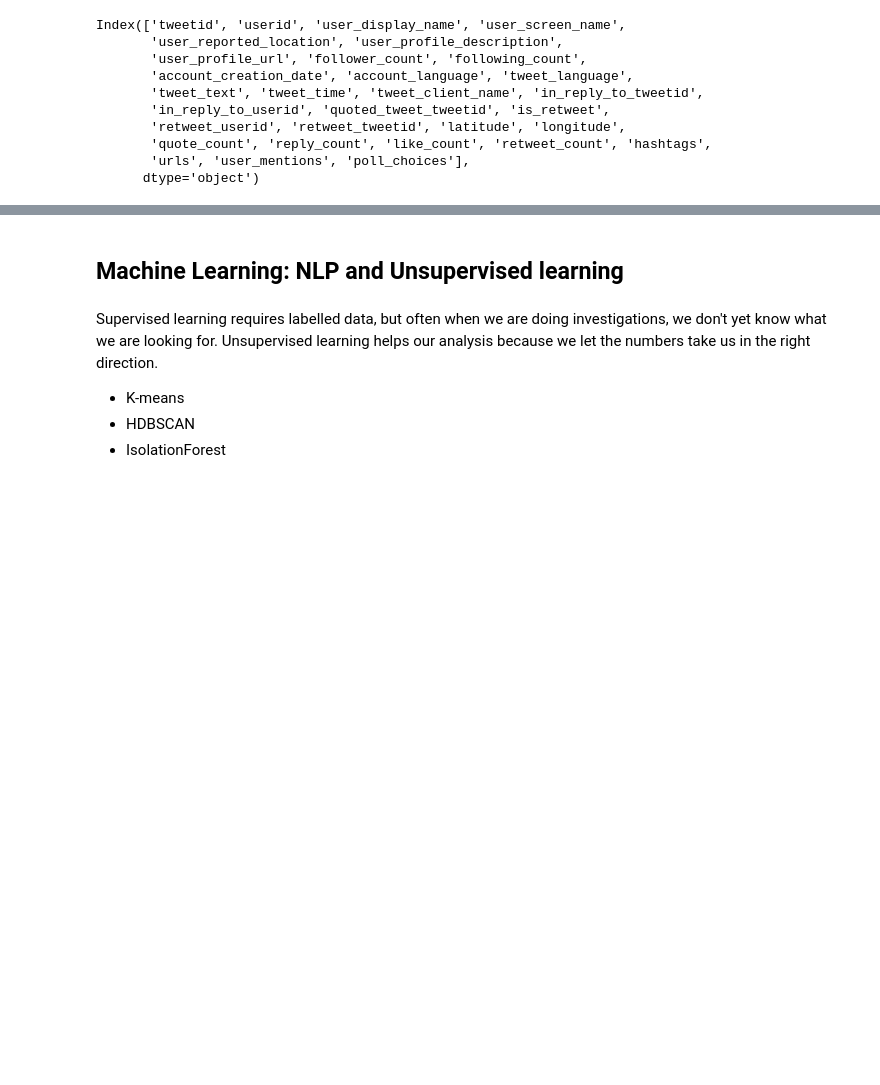
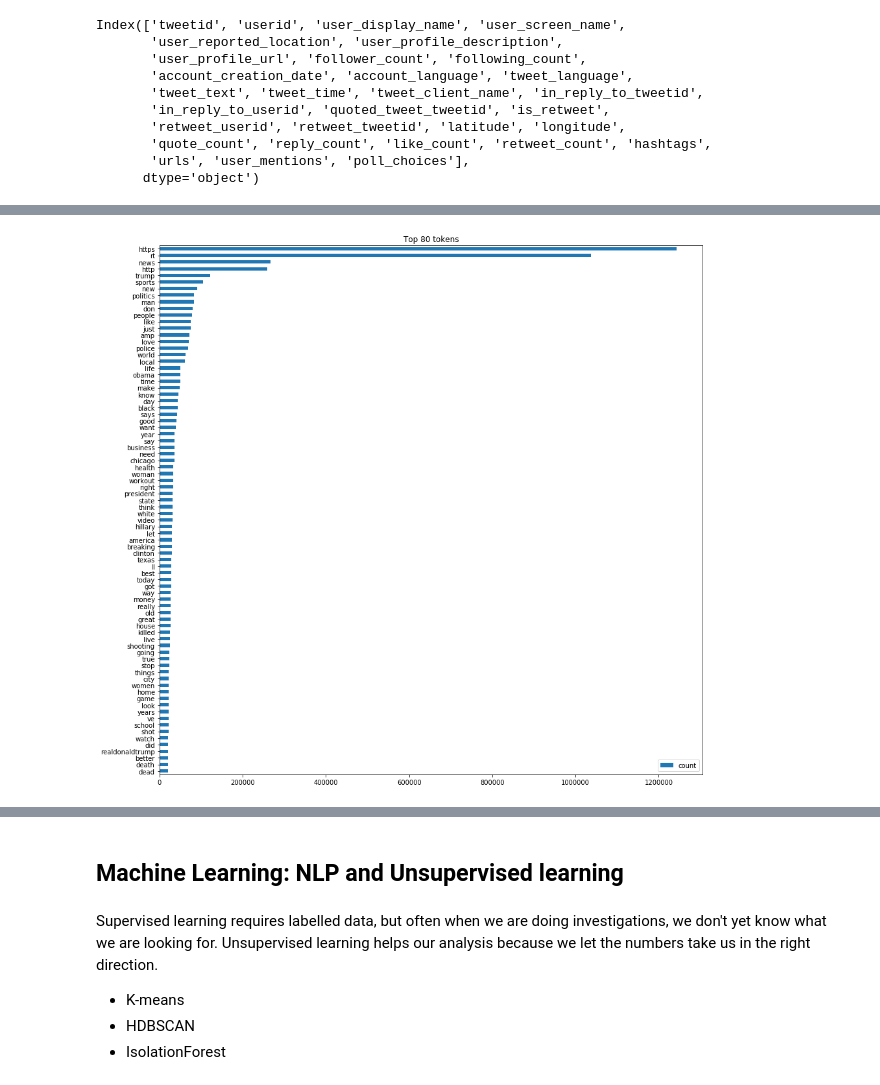
Before and after one commit to propublica/data-nicar-2019, a Jupyter notebook: nicar-ml-nlp-workshop-kao-2.ipynb, the cells around one changed output, grey strips where cells are left out. Drawn from its saved outputs; the diff is of its cells as text; code cells hidden in the pictures; blank space fills up the shorter version.

```diff
--- a/nicar-ml-nlp-workshop-kao-2.ipynb
+++ b/nicar-ml-nlp-workshop-kao-2.ipynb
@@ -62,0 +102,6 @@ df.sample(10)[['userid','tweet_text']]
+# %%
+df_eng_by_user = \
+(df_eng_red_cols[['userid','tweet_text']]
+ .groupby('userid')
+ .agg({'userid': 'first', 'tweet_text': lambda x: ' '.join(x)})
+ .set_index('userid'))
@@ -62,0 +130,2 @@ df.sample(10)[['userid','tweet_text']]
+# %%
+df = df_eng_by_user
@@ -62,0 +134,5 @@ df.sample(10)[['userid','tweet_text']]
+# %%
+count_vect = CountVectorizer(stop_words='english')
+# %%
+%%time
+X_counts = count_vect.fit_transform(df['tweet_text'])
@@ -62,0 +142,12 @@ df.sample(10)[['userid','tweet_text']]
+# %%
+df_counts = (pd.DataFrame
+             .from_dict(count_vect.vocabulary_, orient='index')
+             .rename(columns={0: 'index'})
+             .sort_values(by='index'))
+df_counts['count'] = np.array(X_counts.sum(axis=0)).flatten()
+df_counts = df_counts.drop(columns=['index'])
+fig, ax = plt.subplots(figsize=(15,15))
+ax.set_title('Top 80 tokens')
+df_counts.sort_values('count', ascending=False)[:80].sort_values('count').plot.barh(ax=ax);
+# %% [output]
+[figure, added]
```
Also changed, not shown: parts of 33 cells of this notebook, 1 other file.
